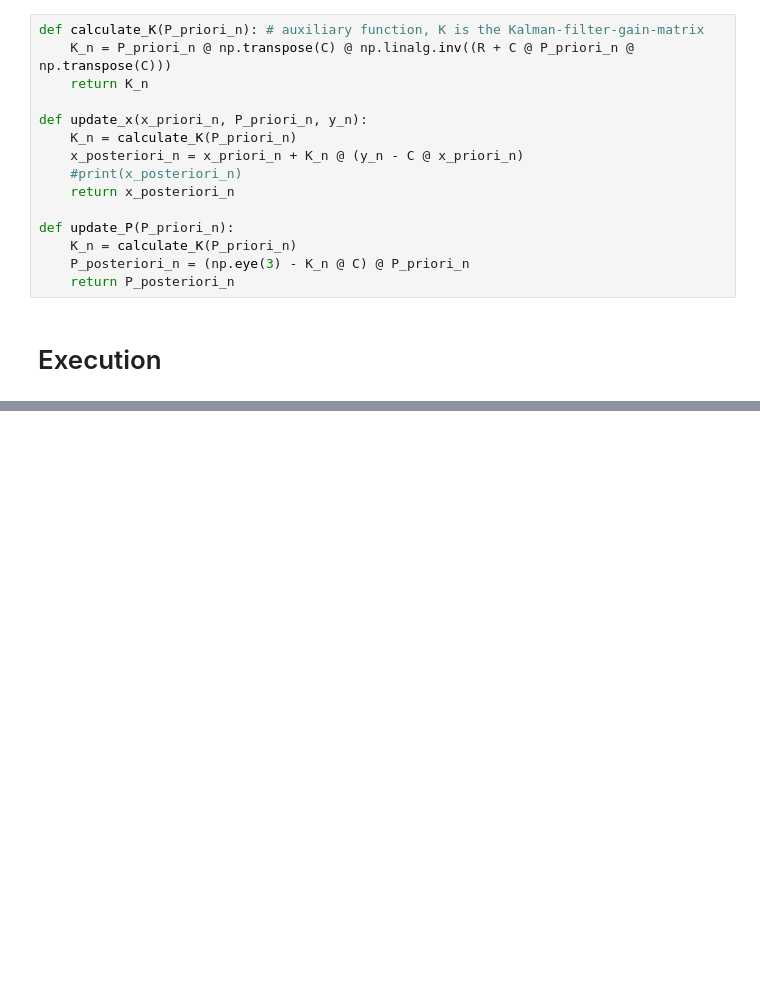
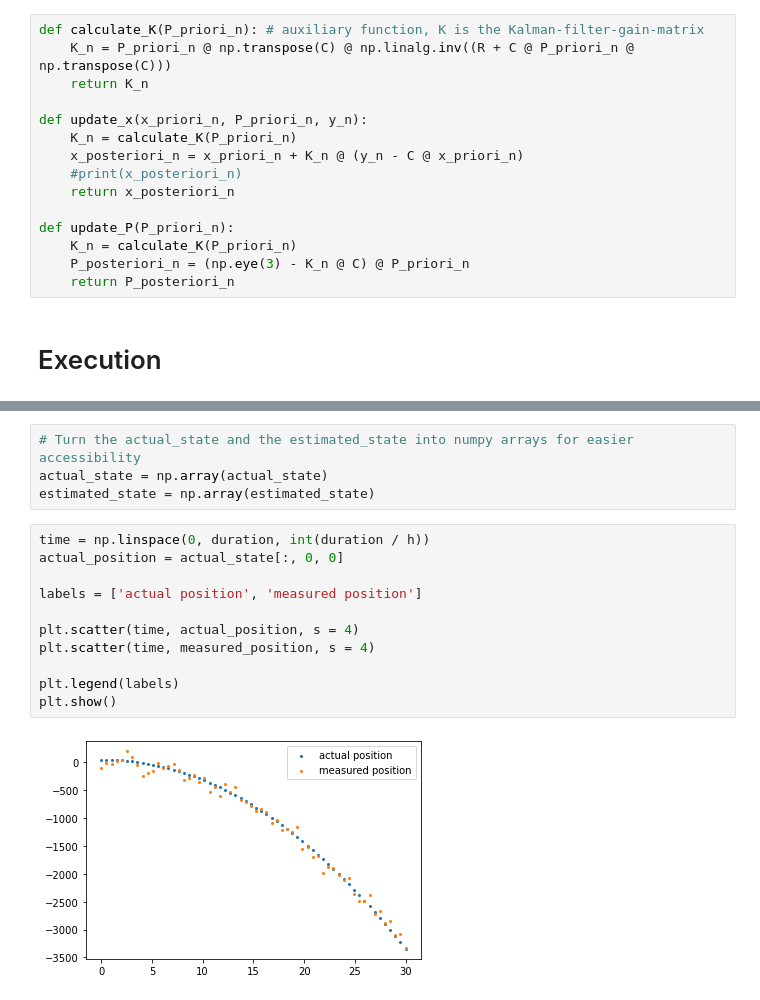
Before and after one commit to georgh00/kalman_filter, a Jupyter notebook: kalman_filter_from_scratch.ipynb, the cells around one changed output, grey strips where cells are left out. Cells and saved outputs as stored; diff of their text form; blank space fills up the shorter version.

```diff
--- a/kalman_filter_from_scratch.ipynb
+++ b/kalman_filter_from_scratch.ipynb
@@ -117 +130,18 @@ for n in range (0, int(duration/h)):
+# %%
+# Turn the actual_state and the estimated_state into numpy arrays for easier accessibility
+actual_state = np.array(actual_state)
+estimated_state = np.array(estimated_state)
+# %%
+time = np.linspace(0, duration, int(duration / h))
+actual_position = actual_state[:, 0, 0]
+
+labels = ['actual position', 'measured position']
+
+plt.scatter(time, actual_position, s = 4)
+plt.scatter(time, measured_position, s = 4)
+
+plt.legend(labels)
+plt.show()
+# %% [output]
+[figure, added]
 # %%
```
Also changed, not shown: parts of 16 cells of this notebook.
